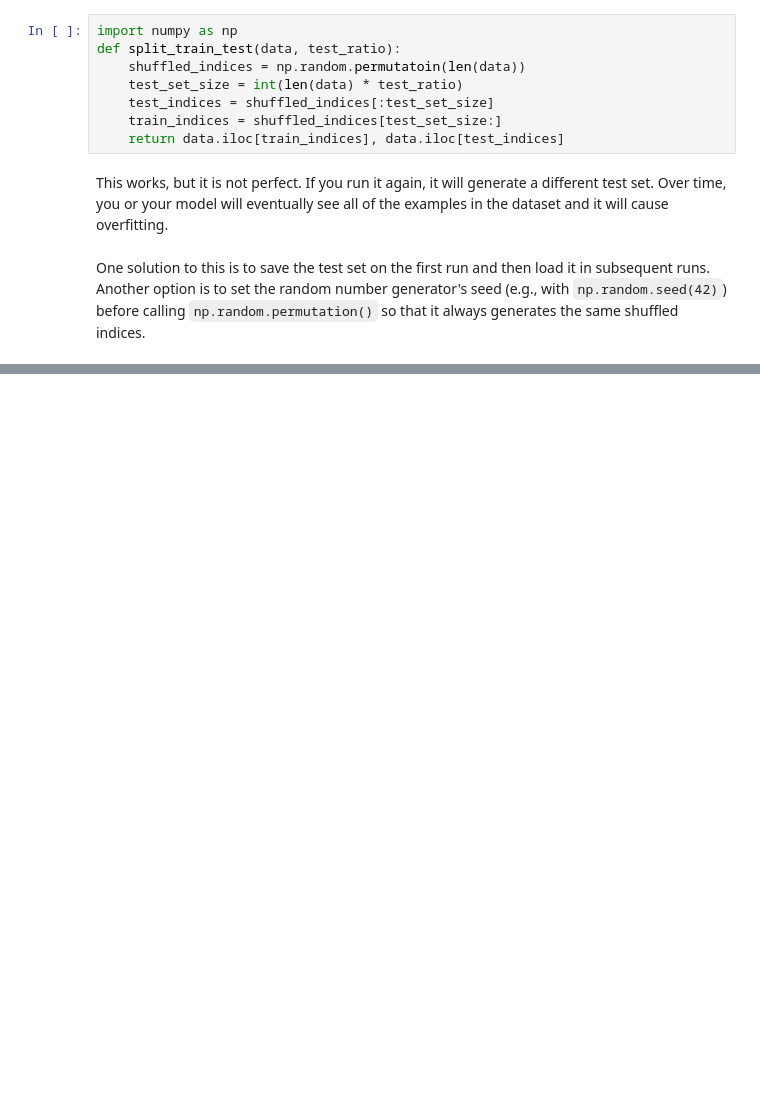
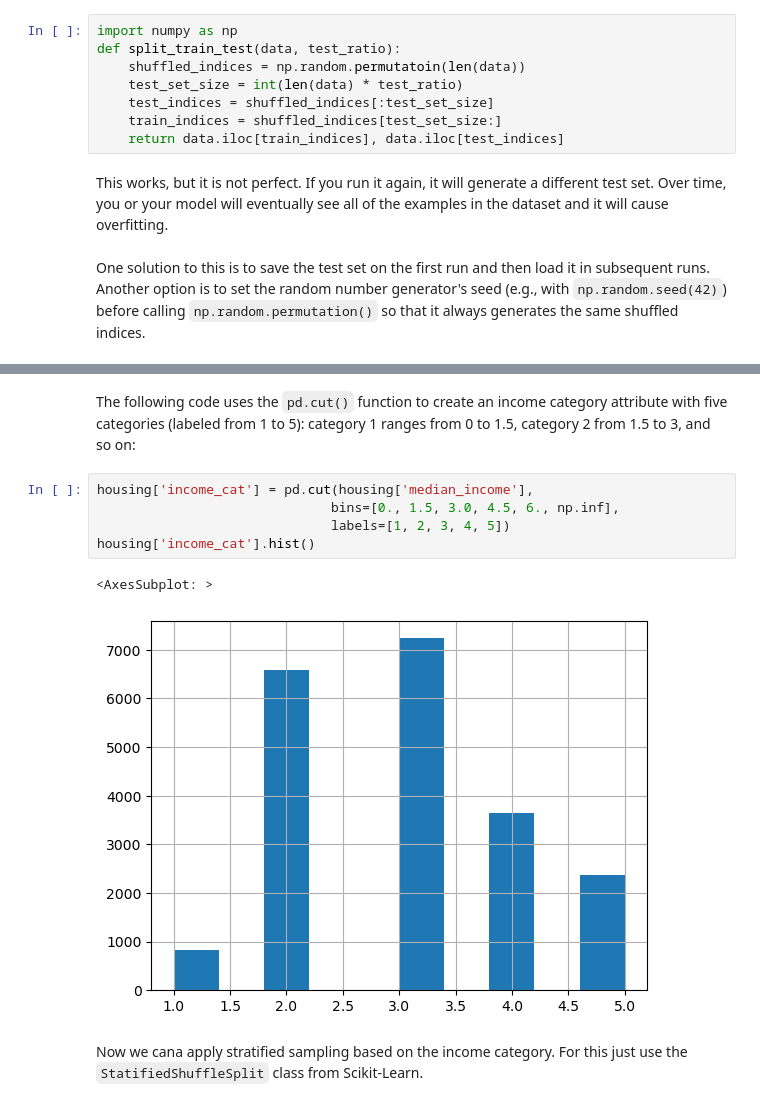
Before and after one commit to eriksandoval-py/machine-learning-examples, a Jupyter notebook: housing.ipynb, the cells around one changed output, grey strips where cells are left out. Cells and saved outputs as stored; diff of their text form; blank space fills up the shorter version.

```diff
--- a/housing.ipynb
+++ b/housing.ipynb
@@ -99,0 +129,12 @@ One solution to this is to save the test set on the first run and then load it i
+# %% [markdown]
+The following code uses the `pd.cut()` function to create an income category attribute with five categories (labeled from 1 to 5): category 1 ranges from 0 to 1.5, category 2 from 1.5 to 3, and so on:
+# %%
+housing['income_cat'] = pd.cut(housing['median_income'],
+                              bins=[0., 1.5, 3.0, 4.5, 6., np.inf],
+                              labels=[1, 2, 3, 4, 5])
+housing['income_cat'].hist()
+# %% [output]
+<AxesSubplot: >
+[figure, added]
+# %% [markdown]
+Now we cana apply stratified sampling based on the income category. For this just use the `StatifiedShuffleSplit` class from Scikit-Learn.
```
Also changed, not shown: parts of 25 cells of this notebook.
